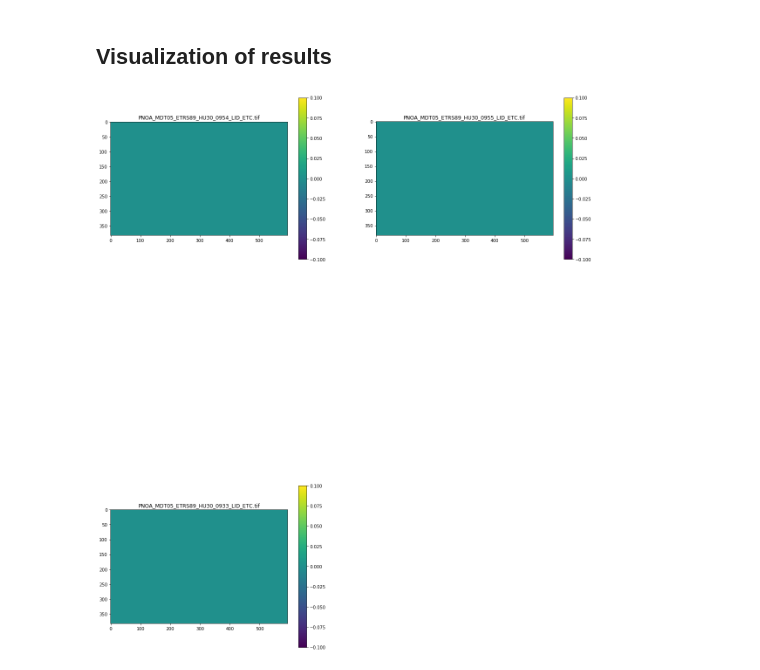
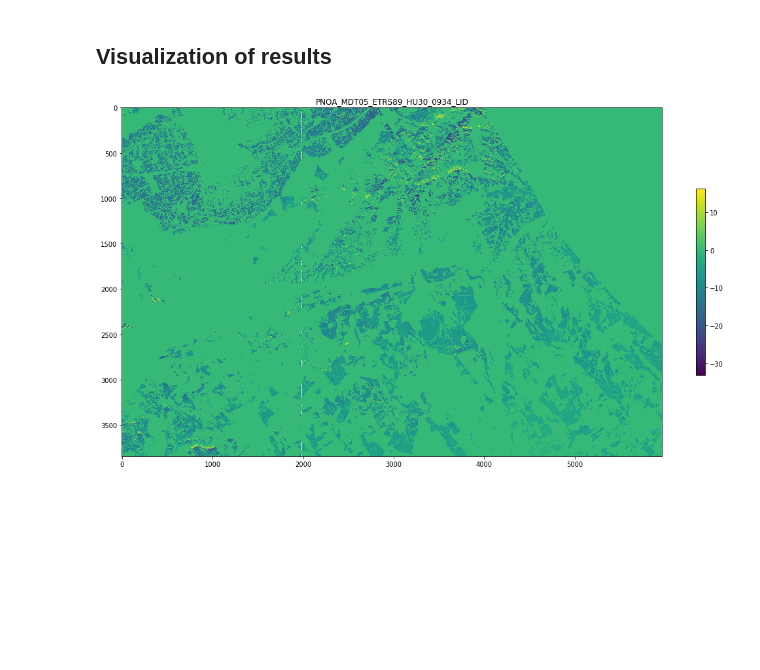
Before and after one commit to berkevaroll/geospatial-usecase, a Jupyter notebook: WaterConsumption.ipynb, the cells around one changed output. Drawn from its saved outputs; the diff is of its cells as text; code cells hidden in the pictures; blank space fills up the shorter version.

```diff
--- a/WaterConsumption.ipynb
+++ b/WaterConsumption.ipynb
@@ -31,7 +33,7 @@ AREA_OF_INFLUENCE = 4000
 # %% [markdown]
 IBM Cos bucket to upload files:
 # %%
-BUCKET = 'aitor-us-south'
+BUCKET = 'aitor-us-south-lite'
 # %% [markdown]
 Split tile into SPLITS$^2$ chunks:
 # %%
@@ -118,0 +108,2 @@ cos.multi_part_upload('shapefile.zip', 'shapefiles/shapefile.zip')
+# %%
+cloud_storage = Storage()
@@ -128,0 +119,3 @@ for root, dirs, files in os.walk("water/MDT"):
+# %%
+mdts = [os.path.join('MDT', mdt) for mdt in os.listdir('MDT') if mdt.endswith('.asc')]
+mdts
@@ -128,0 +124,3 @@ for root, dirs, files in os.walk("water/MDT"):
+# %%
+tiles = [os.path.splitext(os.path.basename(mdt))[0] for mdt in mdts]
+tiles
@@ -609,20 +697,19 @@ ExecutorID 946f05/3 - Getting results...
 # %%
 from matplotlib import pyplot as plt
 
-size = len(evapotranspiration_results)
-fig, axs = plt.subplots(len(evapotranspiration_results), figsize=(20,30))
+tile = tiles[0]
 
-i = 1
-for item in evapotranspiration_results:
-    obj = cos.get_object(item)
-    with rasterio.open(obj) as src:
-        arr = src.read(1, out_shape=(src.height//10, src.width//10))
-        plt.subplot(1 + (size-1)/2, 2, i)
-        plt.gca().set_title(item)
-        plt.imshow(arr)
-        plt.colorbar(shrink=0.5)
-        i += 1
+fig, ax = plt.subplots()
 
+obj = cloud_storage.get_object(bucket=BUCKET, key=f'etc/{tile}_ETC.tif', stream=True)
+
+with rasterio.open(obj) as src:
+    arr = src.read(1, out_shape=(src.height, src.width))
+    ax.set_title(tile)
+    img = ax.imshow(arr)
+    fig.colorbar(img, shrink=0.5)
+
+fig.set_size_inches(18.5, 10.5)
 plt.show()
 # %% [output]
-[figure, old version]
+[figure, new version]
```
Also changed, not shown: parts of 52 cells of this notebook, 3 other files.
